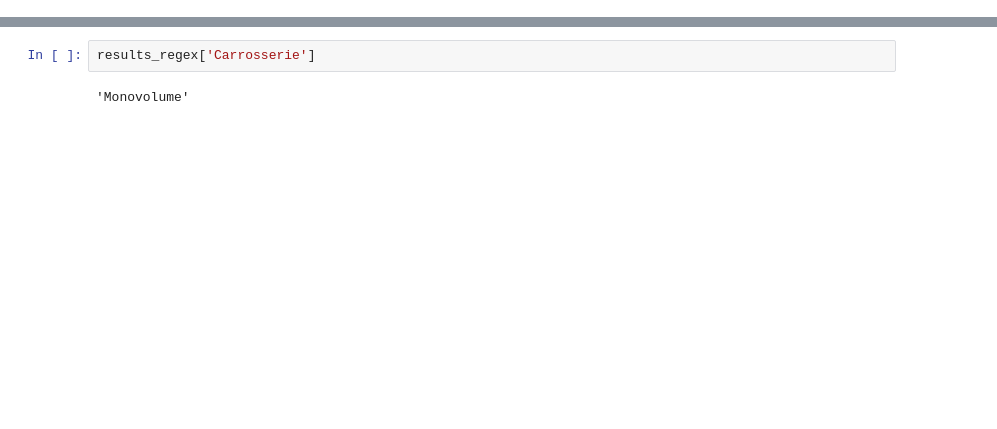
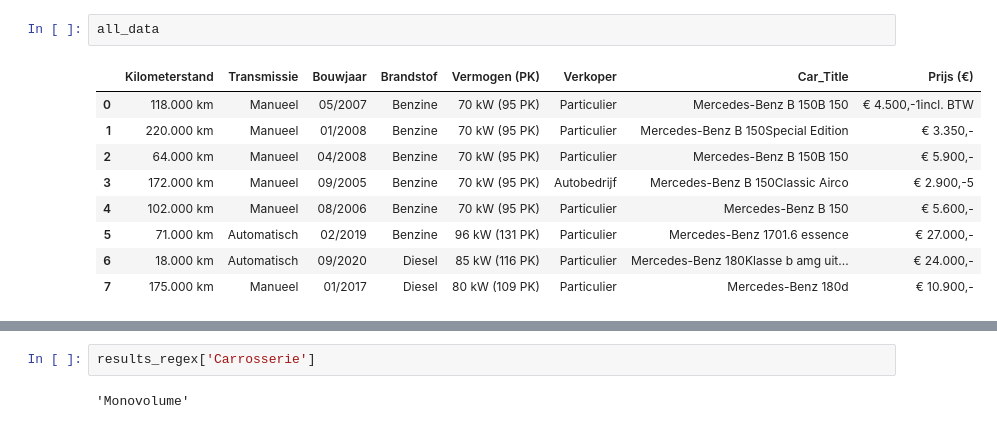
Before and after one commit to Ruben-Boeckx/Car-webscraping, a Jupyter notebook: Untitled-1.ipynb, the cells around one changed output, grey strips where cells are left out. Cells and saved outputs as stored; diff of their text form; blank space fills up the shorter version.

```diff
--- a/Untitled-1.ipynb
+++ b/Untitled-1.ipynb
@@ -3,0 +58,12 @@ from bs4 import BeautifulSoup
+# %%
+all_data
+# %% [output]
+|  | Kilometerstand | Transmissie | Bouwjaar | Brandstof | Vermogen (PK) | Verkoper | Car_Title | Prijs (€) |
+| 0 | 118.000 km | Manueel | 05/2007 | Benzine | 70 kW (95 PK) | Particulier | Mercedes-Benz B 150B 150 | € 4.500,-1incl. BTW |
+| 1 | 220.000 km | Manueel | 01/2008 | Benzine | 70 kW (95 PK) | Particulier | Mercedes-Benz B 150Special Edition | € 3.350,- |
+| 2 | 64.000 km | Manueel | 04/2008 | Benzine | 70 kW (95 PK) | Particulier | Mercedes-Benz B 150B 150 | € 5.900,- |
+| 3 | 172.000 km | Manueel | 09/2005 | Benzine | 70 kW (95 PK) | Autobedrijf | Mercedes-Benz B 150Classic Airco | € 2.900,-5 |
+| 4 | 102.000 km | Manueel | 08/2006 | Benzine | 70 kW (95 PK) | Particulier | Mercedes-Benz B 150 | € 5.600,- |
+| 5 | 71.000 km | Automatisch | 02/2019 | Benzine | 96 kW (131 PK) | Particulier | Mercedes-Benz 1701.6 essence | € 27.000,- |
+| 6 | 18.000 km | Automatisch | 09/2020 | Diesel | 85 kW (116 PK) | Particulier | Mercedes-Benz 180Klasse b amg uit... | € 24.000,- |
+| 7 | 175.000 km | Manueel | 01/2017 | Diesel | 80 kW (109 PK) | Particulier | Mercedes-Benz 180d | € 10.900,- |
```
Also changed, not shown: parts of 11 cells of this notebook.
